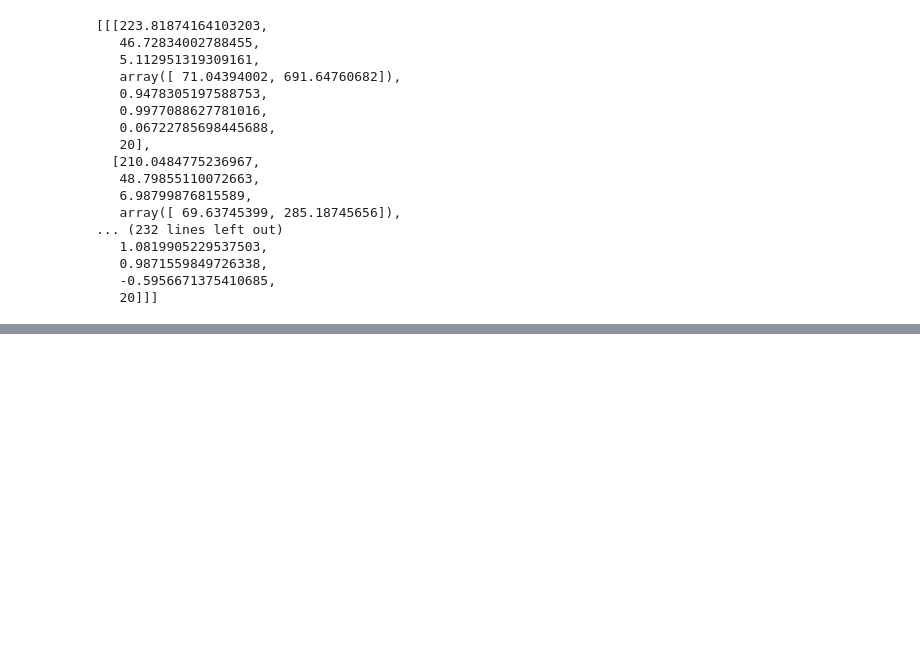
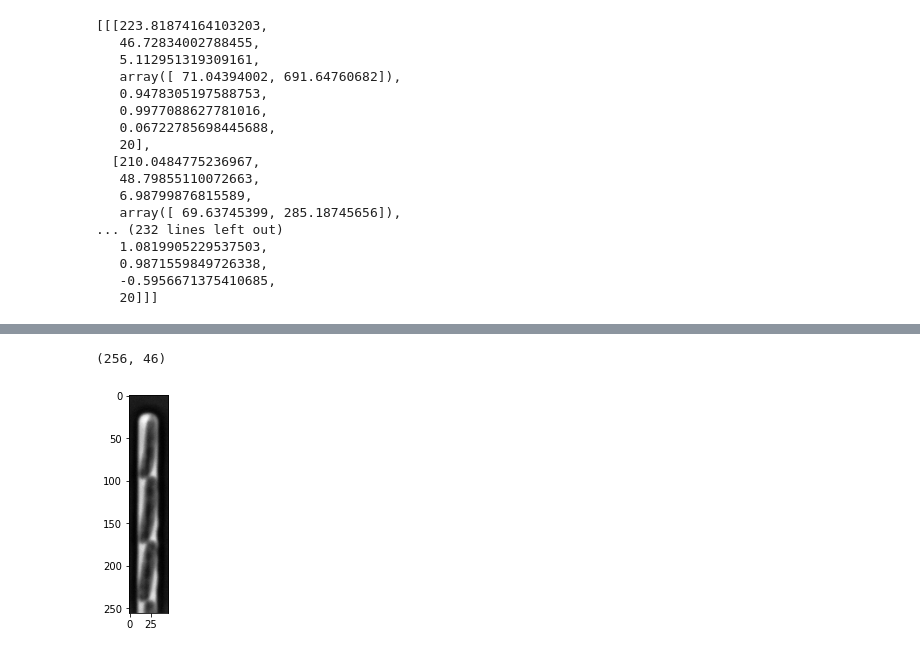
Before and after one commit to georgeoshardo/SyMBac, a Jupyter notebook: examples/docs_notebooks/run_simulation.ipynb, the cells around one changed output, grey strips where cells are left out. Saved outputs shown, nothing was run; the diff lists cells and outputs as text; code cells hidden in the pictures; blank space fills up the shorter version.

```diff
--- a/examples/docs_notebooks/run_simulation.ipynb
+++ b/examples/docs_notebooks/run_simulation.ipynb
@@ -82,0 +136,55 @@ cell_timeseries_properties
+# %%
+# plt.imshow(temp_expanded_scene)
+
+
+condensers = get_condensers()
+W, R, diameter = condensers["Ph3"]
+radius=50
+#F = 5
+λ = 0.75
+resize_amount = 3
+pix_mic_conv = 0.0655 ##0.108379937 micron/pix for 60x, 0.0655 for 100x
+scale = pix_mic_conv / resize_amount
+min_sigma = 0.42*0.6/6 / scale # micron#
+sigma=min_sigma
+NA=1.45
+n = 1.4
+kernel_params = (R,W,radius,scale,NA,n,sigma,λ)
+
+#kernel_params = (R,W,radius,scale,F,sigma,λ)
+real_image = get_sample_images()["E. coli 100x"]
+print(real_image.shape)
+plt.imshow(real_image,cmap="Greys_r")
+plt.show()
+
+media_multiplier=30
+cell_multiplier=1
+device_multiplier=-50
+y_border_expansion_coefficient = 2
+x_border_expansion_coefficient = 2
+
+
+
+temp_expanded_scene, temp_expanded_scene_no_cells, temp_expanded_mask = generate_PC_OPL(
+   main_segments=main_segments,
+    offset=offset,
+    scene = scenes[0][0],
+    mask = scenes[0][1],
+    media_multiplier=media_multiplier,
+    cell_multiplier=cell_multiplier,
+    device_multiplier=cell_multiplier,
+    y_border_expansion_coefficient = y_border_expansion_coefficient,
+    x_border_expansion_coefficient = x_border_expansion_coefficient,
+    fluorescence=False,
+    defocus=30
+)
+
+
+
+### Generate temporary image to make same shape
+temp_kernel = get_phase_contrast_kernel(*kernel_params)
+convolved = convolve_rescale(temp_expanded_scene, temp_kernel, 1/resize_amount, rescale_int = True)
+real_resize, expanded_resized = make_images_same_shape(real_image,convolved, rescale_int=True)
+# %% [output]
+(256, 46)
+[figure, added]
```
Also changed, not shown: parts of 9 cells of this notebook, 13 other files.
